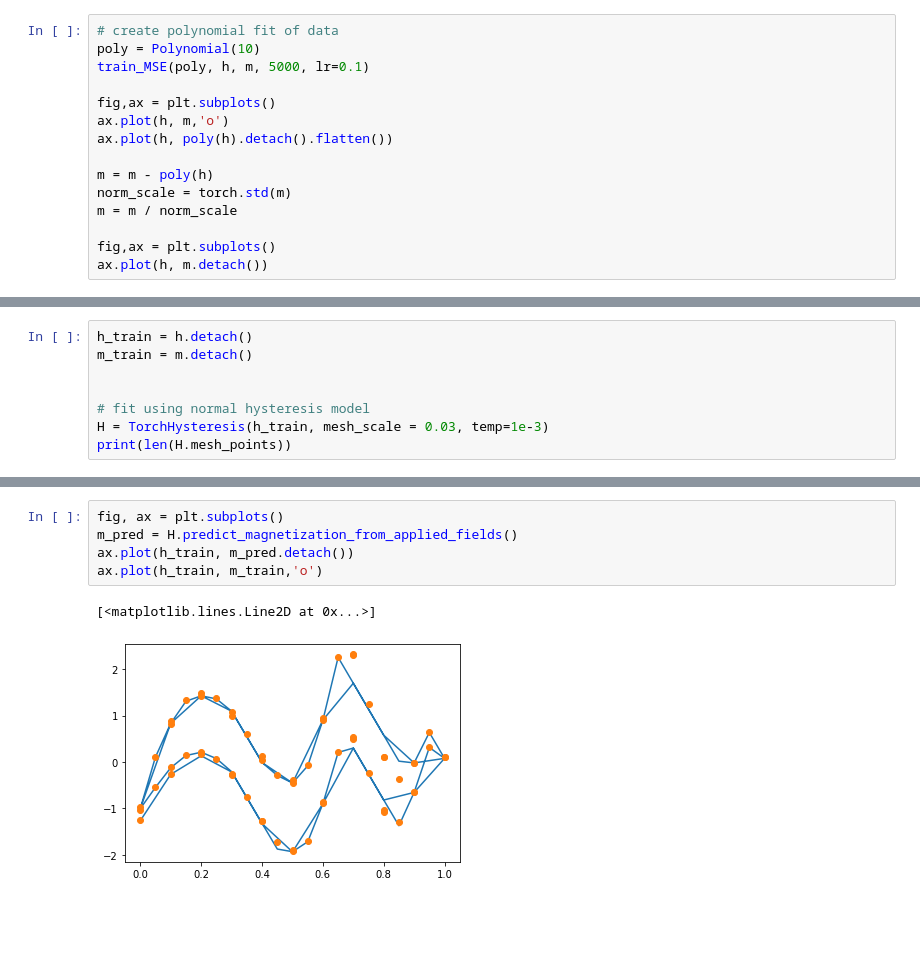
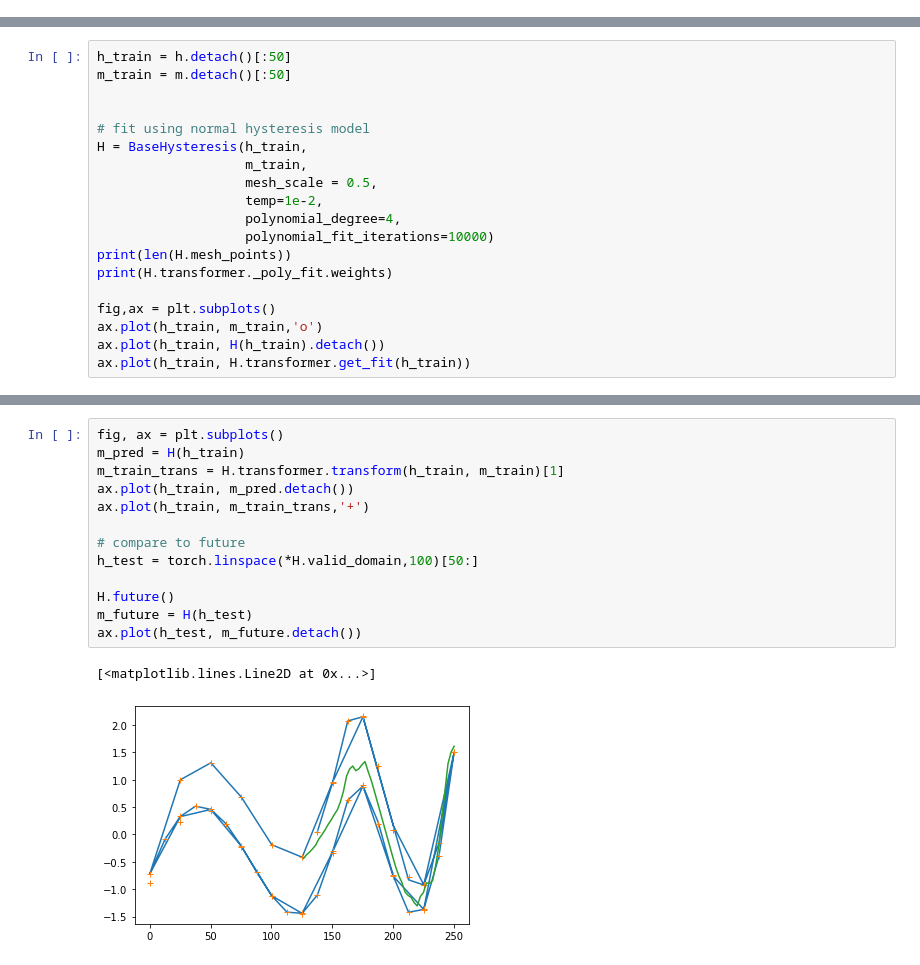
Before and after one commit to roussel-ryan/diff_hysteresis, a Jupyter notebook: fitting/aps/apsu_q7.ipynb, the cells around one changed output, grey strips where cells are left out. Saved outputs shown, nothing was run; the diff lists cells and outputs as text; blank space fills up the shorter version.

Commit message:
Bugfixes - regression working on APS/SLAC data

```diff
--- a/fitting/aps/apsu_q7.ipynb
+++ b/fitting/aps/apsu_q7.ipynb
@@ -24,15 +20,0 @@ m = ((m - torch.min(m)) / (max(m) - min(m)))*2.0 - 1.0
-# %%
-# create polynomial fit of data
-poly = Polynomial(10)
-train_MSE(poly, h, m, 5000, lr=0.1)
-
-fig,ax = plt.subplots()
-ax.plot(h, m,'o')
-ax.plot(h, poly(h).detach().flatten())
-
-m = m - poly(h)
-norm_scale = torch.std(m)
-m = m / norm_scale
-
-fig,ax = plt.subplots()
-ax.plot(h, m.detach())
@@ -48,9 +21,20 @@ ax.plot(h, m.detach())
 # %%
-h_train = h.detach()
-m_train = m.detach()
+h_train = h.detach()[:50]
+m_train = m.detach()[:50]
 
 
 # fit using normal hysteresis model
-H = TorchHysteresis(h_train, mesh_scale = 0.03, temp=1e-3)
+H = BaseHysteresis(h_train,
+                   m_train,
+                   mesh_scale = 0.5,
+                   temp=1e-2,
+                   polynomial_degree=4,
+                   polynomial_fit_iterations=10000)
 print(len(H.mesh_points))
+print(H.transformer._poly_fit.weights)
+
+fig,ax = plt.subplots()
+ax.plot(h_train, m_train,'o')
+ax.plot(h_train, H(h_train).detach())
+ax.plot(h_train, H.transformer.get_fit(h_train))
 # %% [output]
@@ -92,9 +75,17 @@ fig.set_size_inches(8,8)
 # %%
 fig, ax = plt.subplots()
-m_pred = H.predict_magnetization_from_applied_fields()
+m_pred = H(h_train)
+m_train_trans = H.transformer.transform(h_train, m_train)[1]
 ax.plot(h_train, m_pred.detach())
-ax.plot(h_train, m_train,'o')
+ax.plot(h_train, m_train_trans,'+')
+
+# compare to future
+h_test = torch.linspace(*H.valid_domain,100)[50:]
+
+H.future()
+m_future = H(h_test)
+ax.plot(h_test, m_future.detach())
 # %% [output]
 [<matplotlib.lines.Line2D at 0x...>]
-[figure, old version]
+[figure, new version]
 # %%
```
Also changed, not shown: parts of 11 cells of this notebook, 6 other files.
